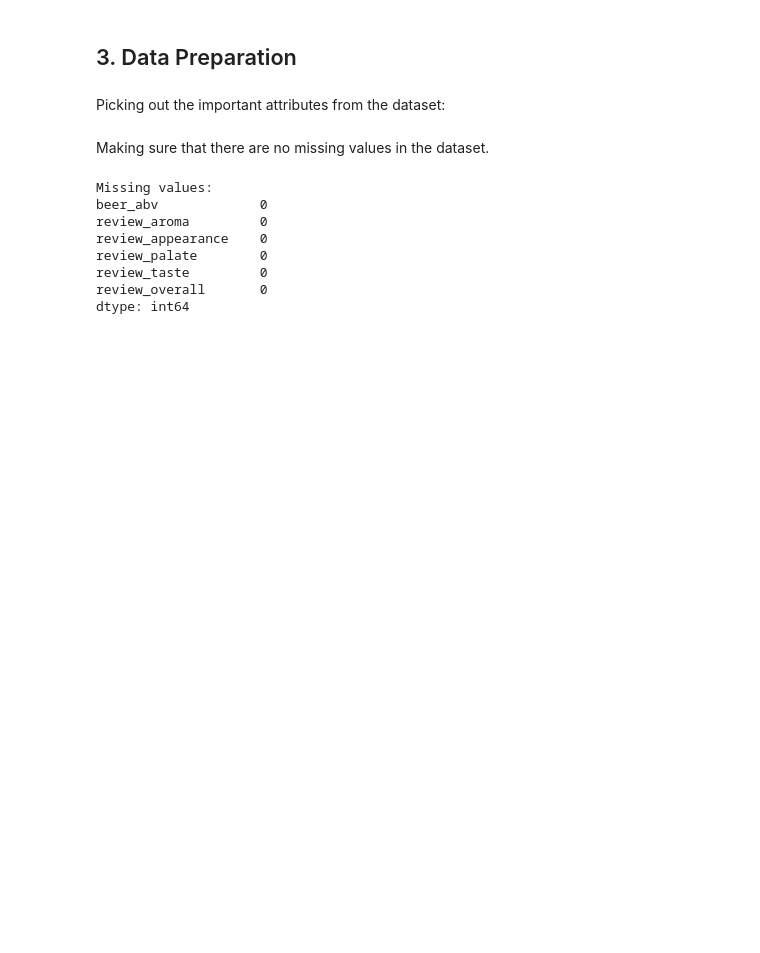
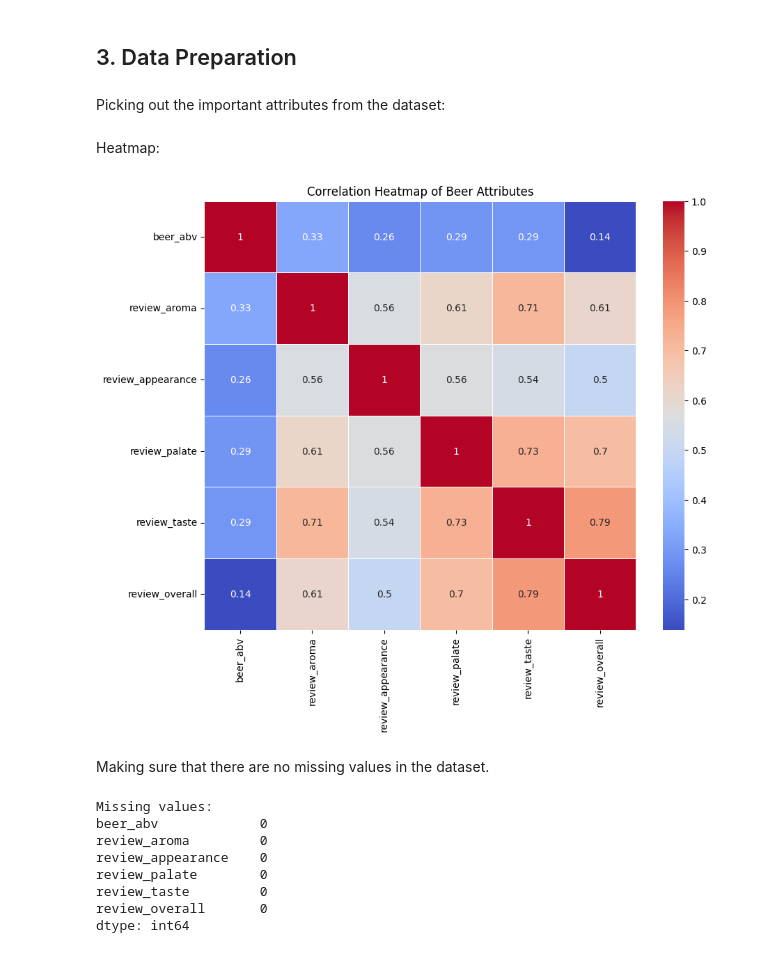
Before and after one commit to vitumake/TX00EY32-3001, a Jupyter notebook: Beer/Beer.ipynb, the cells around one changed output. Cells and saved outputs as stored; diff of their text form; code cells hidden in the pictures; blank space fills up the shorter version.

Commit message:
beer

```diff
--- a/Beer/Beer.ipynb
+++ b/Beer/Beer.ipynb
@@ -71,6 +71,16 @@ for col in ['beer_abv', 'review_aroma', 'review_appearance', 'review_palate', 'r
 Picking out the important attributes from the dataset:
 # %%
 df_clean = df[['beer_abv', 'review_aroma', 'review_appearance', 'review_palate', 'review_taste', 'review_overall']].dropna()
+# %% [markdown]
+Heatmap:
+# %%
+import seaborn as sns
+plt.figure(figsize=(10,8))
+sns.heatmap(df_clean.corr(), annot=True, cmap='coolwarm', linewidths=0.5)
+plt.title('Correlation Heatmap of Beer Attributes')
+plt.show()
+# %% [output]
+[figure, added]
 # %% [markdown]
 Making sure that there are no missing values in the dataset.
 # %%
```
Also changed, not shown: parts of 2 cells of this notebook.
